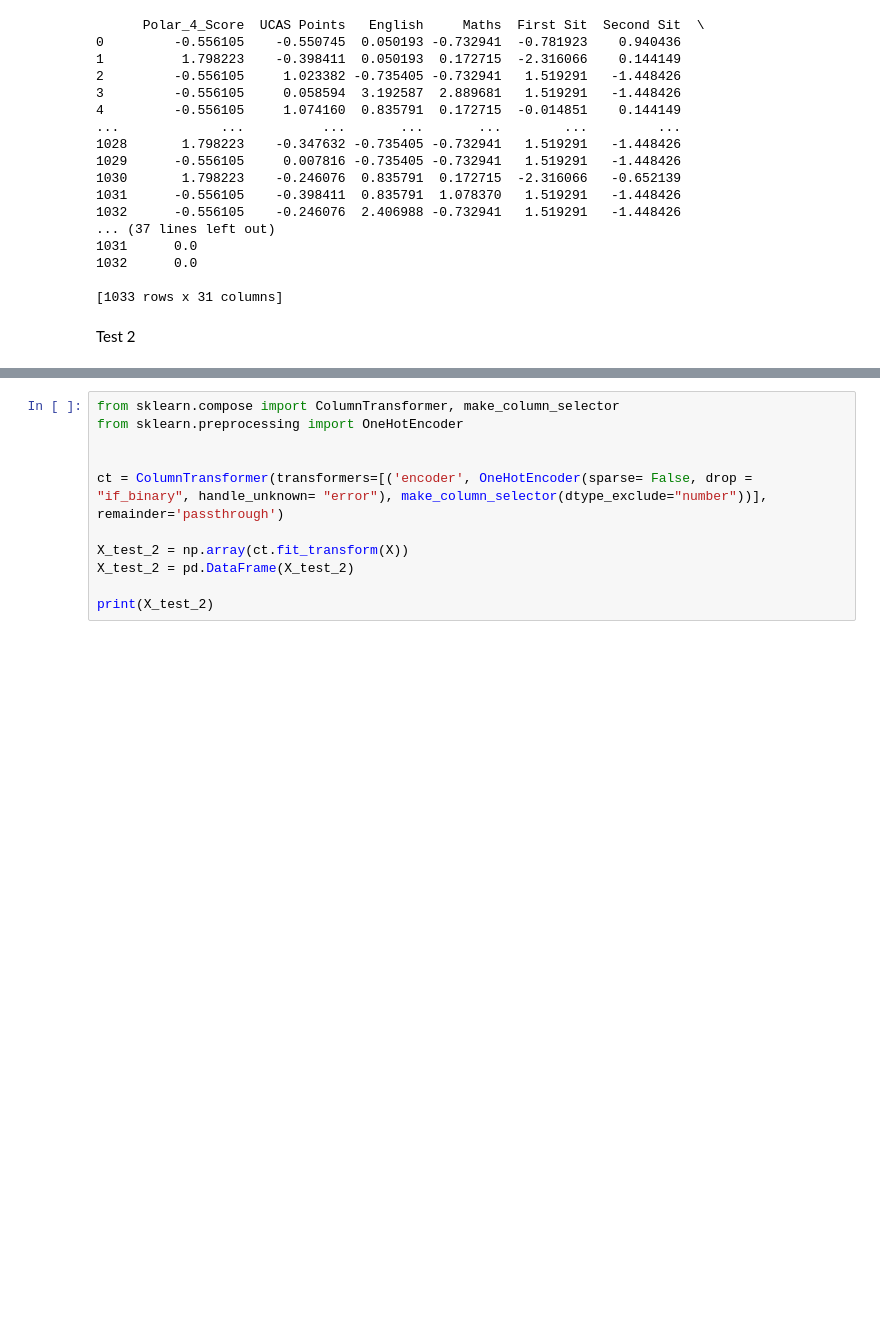
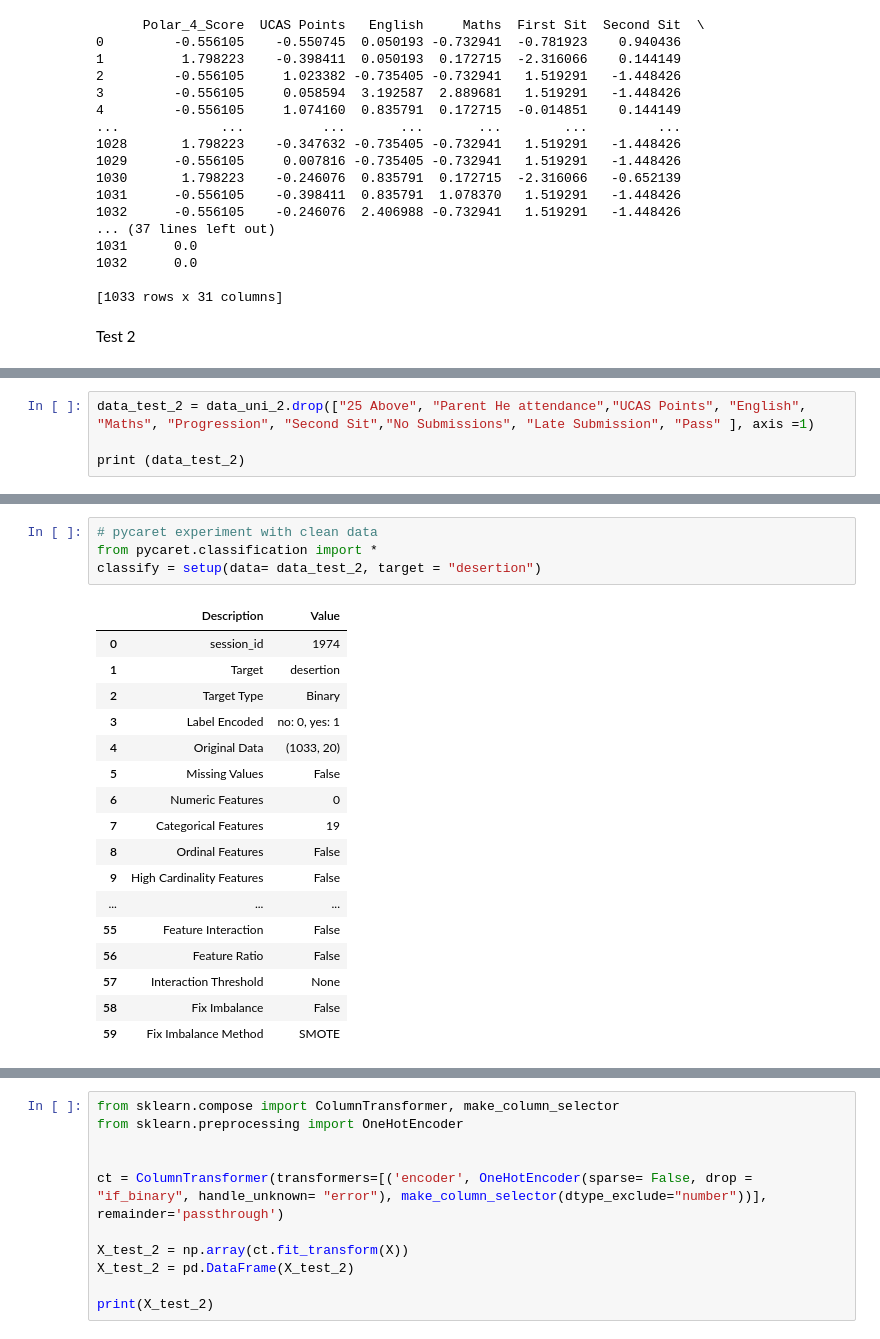
Before and after one commit to svillalobosvives/Dissertation-, a Jupyter notebook: Draft.ipynb, the cells around one changed output, grey strips where cells are left out. Saved outputs shown, nothing was run; the diff lists cells and outputs as text; blank space fills up the shorter version.

```diff
--- a/Draft.ipynb
+++ b/Draft.ipynb
@@ -263,0 +316,4 @@ Test 2
+# %%
+data_test_2 = data_uni_2.drop(["25 Above", "Parent He attendance","UCAS Points", "English", "Maths", "Progression", "Second Sit","No Submissions", "Late Submission", "Pass" ], axis =1)
+
+print (data_test_2)
@@ -263,0 +338,22 @@ Test 2
+# %%
+# pycaret experiment with clean data
+from pycaret.classification import *
+classify = setup(data= data_test_2, target = "desertion")
+# %% [output]
+|  | Description | Value |
+| 0 | session_id | 1974 |
+| 1 | Target | desertion |
+| 2 | Target Type | Binary |
+| 3 | Label Encoded | no: 0, yes: 1 |
+| 4 | Original Data | (1033, 20) |
+| 5 | Missing Values | False |
+| 6 | Numeric Features | 0 |
+| 7 | Categorical Features | 19 |
+| 8 | Ordinal Features | False |
+| 9 | High Cardinality Features | False |
+| ... | ... | ... |
+| 55 | Feature Interaction | False |
+| 56 | Feature Ratio | False |
+| 57 | Interaction Threshold | None |
+| 58 | Fix Imbalance | False |
+| 59 | Fix Imbalance Method | SMOTE |
```
Also changed, not shown: parts of 5 cells of this notebook, 1 other file.
